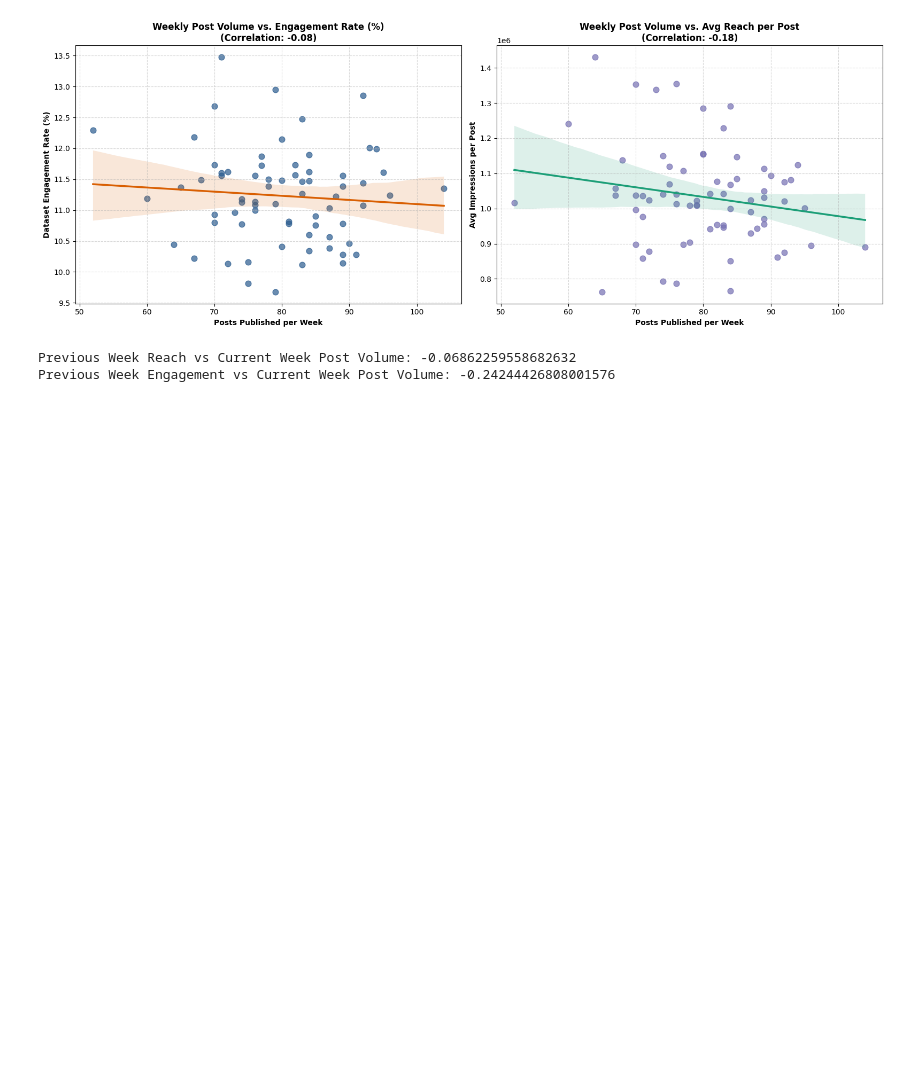
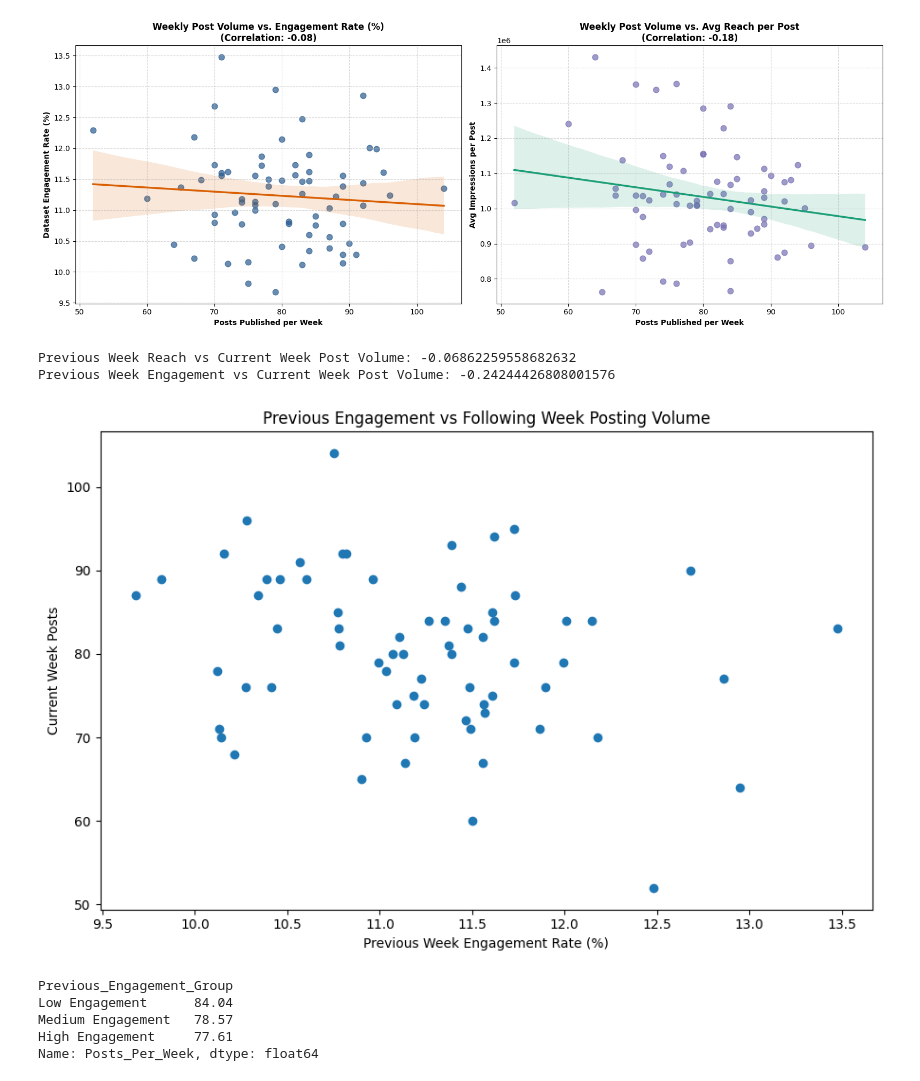
Before and after one commit to SalmaAllam8/PowerBI-mini-Projects, a Jupyter notebook: EDA.ipynb, the cells around one changed output. Cells and saved outputs as stored; diff of their text form; code cells hidden in the pictures; blank space fills up the shorter version.

```diff
--- a/EDA.ipynb
+++ b/EDA.ipynb
@@ -2293,3 +2293,38 @@ print(
 # %% [output]
 Previous Week Reach vs Current Week Post Volume: -0.06862259558682632
 Previous Week Engagement vs Current Week Post Volume: -0.24244426808001576
+# %%
+plt.figure(figsize=(9, 6))
+
+plt.scatter(
+    weekly_lag['Previous_Week_Engagement'],
+    weekly_lag['Posts_Per_Week']
+)
+
+plt.xlabel('Previous Week Engagement Rate (%)')
+plt.ylabel('Current Week Posts')
+plt.title('Previous Engagement vs Following Week Posting Volume')
+
+plt.tight_layout()
+plt.show()
+# %% [output]
+[figure, added]
+# %%
+weekly_lag['Previous_Engagement_Group'] = pd.qcut(
+    weekly_lag['Previous_Week_Engagement'],
+    q=3,
+    labels=['Low Engagement', 'Medium Engagement', 'High Engagement']
+)
+
+response = weekly_lag.groupby(
+    'Previous_Engagement_Group',
+    observed=True
+)['Posts_Per_Week'].mean()
+
+print(response)
+# %% [output]
+Previous_Engagement_Group
+Low Engagement      84.04
+Medium Engagement   78.57
+High Engagement     77.61
+Name: Posts_Per_Week, dtype: float64
```
